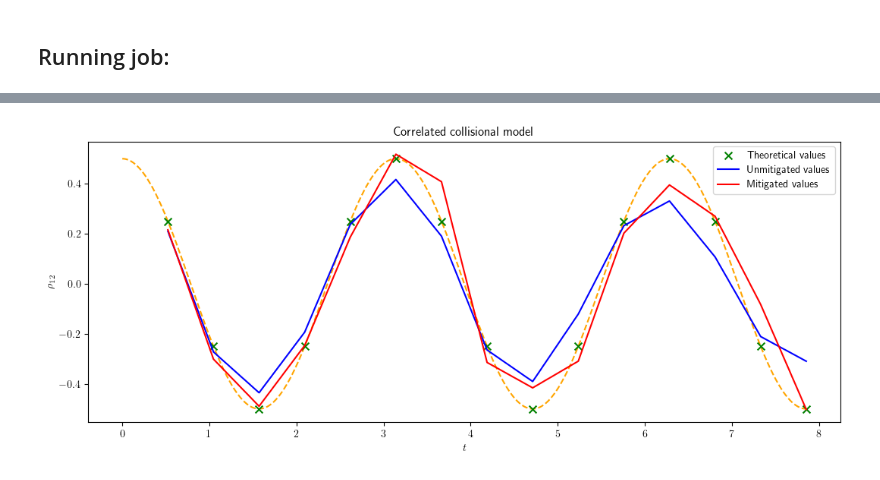
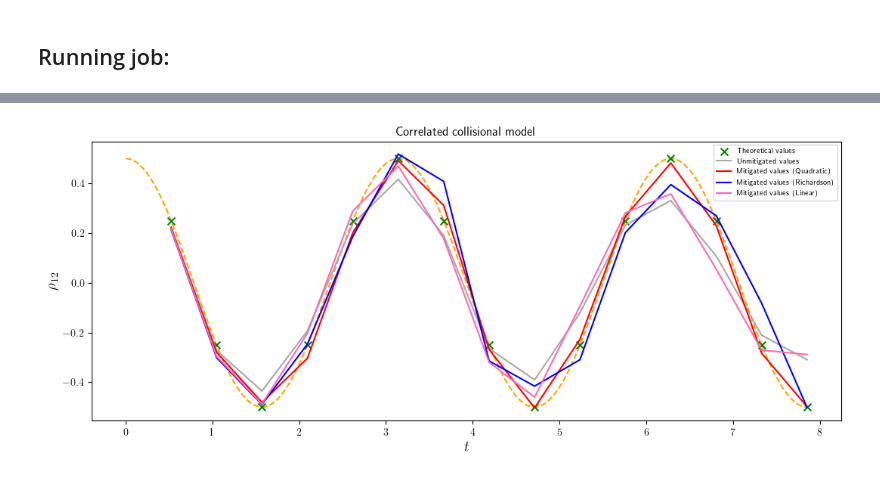
Before and after one commit to JessicaJohnBritto/QOSF_Cohort6, a Jupyter notebook: Results_from_paper/ZNE study/collisional.ipynb, the cells around one changed output, grey strips where cells are left out. Drawn from its saved outputs; the diff is of its cells as text; code cells hidden in the pictures.

```diff
--- a/Results_from_paper/ZNE study/collisional.ipynb
+++ b/Results_from_paper/ZNE study/collisional.ipynb
@@ -128,7 +195,7 @@ plt.show()
 # %% [markdown]
 <h2>Running job:</h2>
 # %%
-with open('./Jobs/8.txt','x') as job_id_file:
+with open('./Jobs/11.txt','x') as job_id_file:
         job = backend.run(circ_list,shots=repcnt)   #Run job
         job_id_file.write(job.job_id()+'\n')    #Write to file
         print('Submitted job with job id '+job.job_id())
@@ -175,9 +239,19 @@ res = return_counts_scaled(job_id,n,len(scale_factors),repcnt)
 # %%
-from mitiq.zne import inference
-def mitigate(scale_factors,exp_vals):
-    mit_val,std_dev,opt_par,cov_mat,model = inference.RichardsonFactory.extrapolate(scale_factors,exp_vals,full_output=True)
-    print(f'Standard deviation from linear fit is {std_dev}. Value is {mit_val}.')
-    return mit_val
+def mitigate(scale_factors,exp_vals,extrapolation_method):
+    mit_val = None
+    if extrapolation_method == 'richardson':
+        return inference.RichardsonFactory.extrapolate(scale_factors,exp_vals)
+    elif extrapolation_method == 'poly2':
+        return inference.PolyFactory.extrapolate(scale_factors,exp_vals,2)
+    elif extrapolation_method == 'linear':
+        return inference.LinearFactory.extrapolate(scale_factors,exp_vals)
+    else:
+        raise ValueError('Unrecogized extrapolation method')
+# %%
+job_id = 'cnspnwfye0eg008awj20'
+res = return_counts_scaled(job_id,15,len(scale_factors),repcnt)
 # %%
-res_mit = [mitigate(scale_factors,exp_vals) for exp_vals in res]
-res_unmit = [exp_vals[0] for exp_vals in res]
+res_mit_poly2 = np.array([mitigate(scale_factors,exp_vals,'poly2') for exp_vals in res])
+res_mit_richardson = np.array([mitigate(scale_factors,exp_vals,'richardson') for exp_vals in res])
+res_mit_linear = np.array([mitigate(scale_factors,exp_vals,'linear') for exp_vals in res])
+res_unmit = np.array([exp_vals[0] for exp_vals in res])
@@ -200,16 +279,18 @@ Standard deviation from linear fit is None. Value is -0.5021362304687493.
 # %%
 plt.rcParams['text.usetex'] = True
-t_pl = (np.array(list(range(1,n+1)))*tau)
+t_pl = (np.array(list(range(1,15+1)))*tau)
 x_ax = np.linspace(0,t_pl[-1],num=1000)
 plt.plot(x_ax,corrfunc(x_ax),linestyle='--',c='orange',zorder=0)
 plt.scatter(t_pl,corrfunc(t_pl),s=50,label='Theoretical values',marker='x',c='green',zorder=1)
-plt.plot(t_pl,res_unmit,label='Unmitigated values',c='blue',zorder=2)
-plt.plot(t_pl,res_mit,label='Mitigated values',c='red',zorder=3)
-plt.xlabel(r'$t$')
-plt.ylabel(r'$\rho_{12}$')
+plt.plot(t_pl,res_unmit,label='Unmitigated values',c='darkgrey',zorder=2)
+plt.plot(t_pl,res_mit_poly2,label='Mitigated values (Quadratic)',c='red',zorder=3)
+plt.plot(t_pl,res_mit_richardson,label='Mitigated values (Richardson)',c='blue',zorder=3)
+plt.plot(t_pl,res_mit_linear,label='Mitigated values (Linear)',c='hotpink',zorder=3)
+plt.xlabel(r'$t$',fontsize=14)
+plt.ylabel(r'$\rho_{12}$',fontsize=14)
 plt.title(r'Correlated collisional model')
-plt.legend()
+plt.legend(fontsize=7)
 plt.gcf().set_size_inches((12.8,4.8))
 plt.show()
 # %% [output]
-[figure, old version]
+[figure, new version]
```
Also changed, not shown: parts of 22 cells of this notebook, 19 other files.
